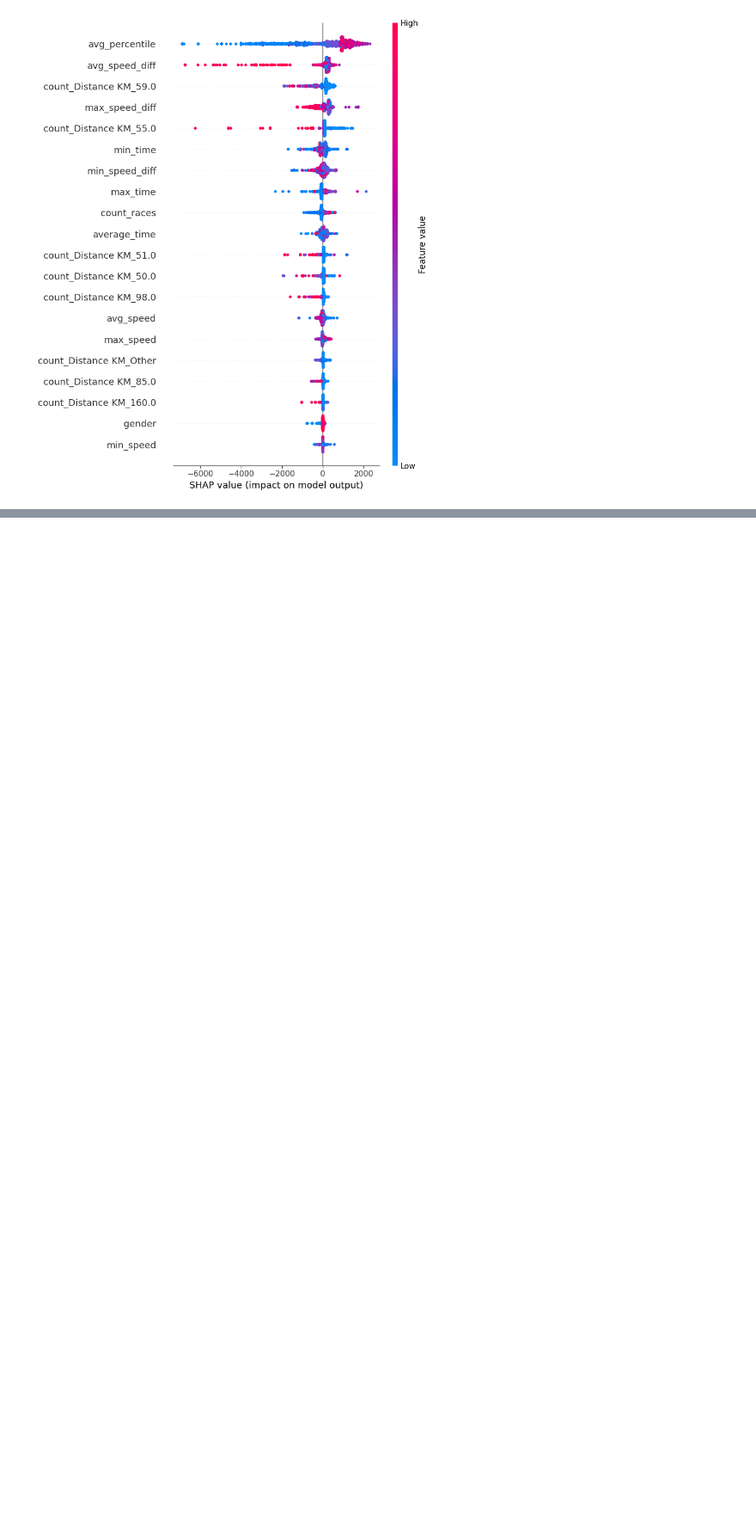
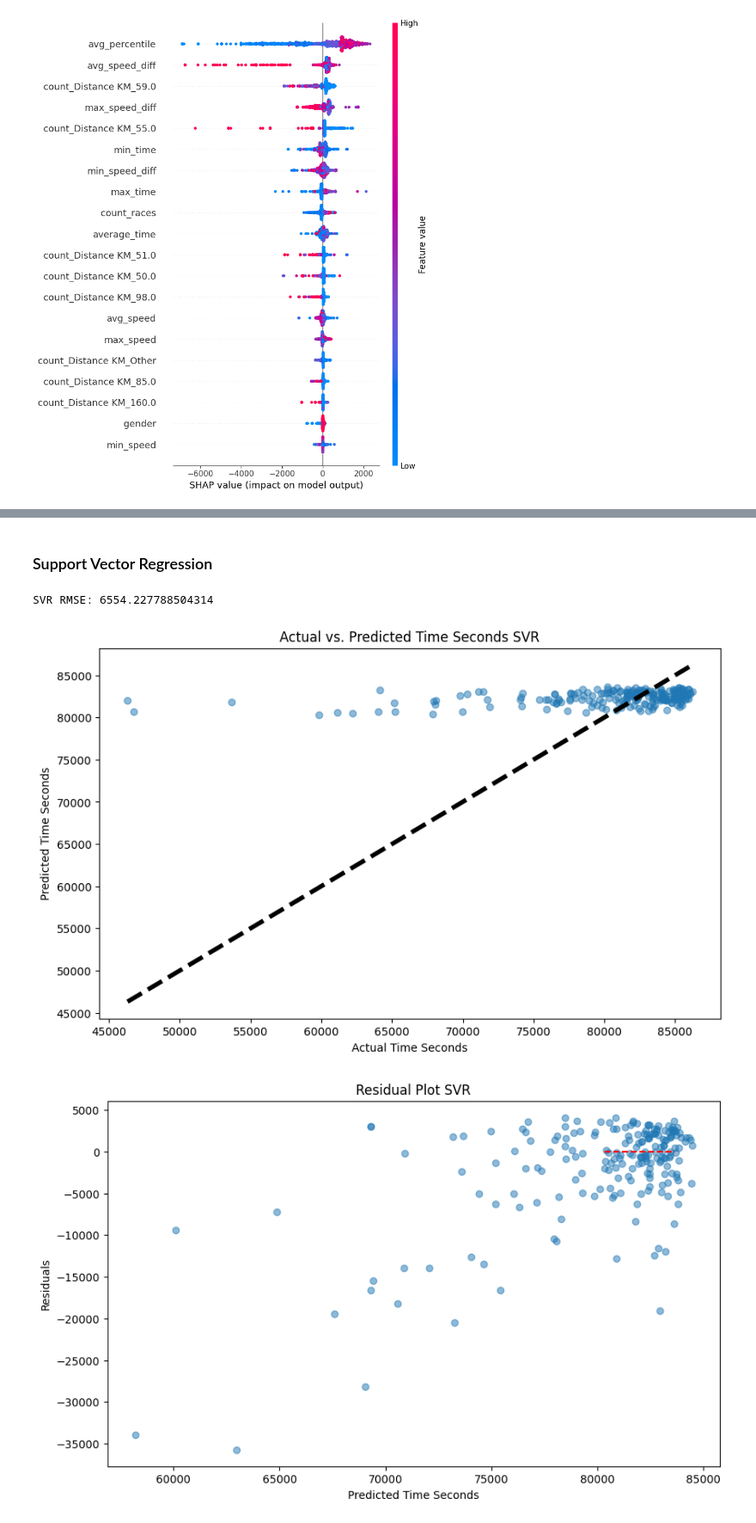
Before and after one commit to Dusoye/BobGraham, a Jupyter notebook: bobgraham.ipynb, the cells around one changed output, grey strips where cells are left out. Shown at 86% size. Cells and saved outputs as stored; diff of their text form; code cells hidden in the pictures; blank space fills up the shorter version.

```diff
--- a/bobgraham.ipynb
+++ b/bobgraham.ipynb
@@ -1148,0 +1214,44 @@ shap.summary_plot(shap_values, X_train)
+# %% [markdown]
+### Support Vector Regression
+# %%
+from sklearn.svm import SVR
+from sklearn.preprocessing import StandardScaler
+
+# Scale the features
+scaler = StandardScaler()
+X_train_scaled = scaler.fit_transform(X_train)
+X_test_scaled = scaler.transform(X_test)
+
+# Train the model
+model_svr = SVR(kernel='rbf', C=100, gamma=0.1, epsilon=.1)
+model_svr.fit(X_train_scaled, y_train)
+
+# Make predictions
+y_pred_svr = model_svr.predict(X_test_scaled)
+
+# Evaluate the model
+rmse_svr = mean_squared_error(y_test, y_pred_svr, squared=False)
+print(f"SVR RMSE: {rmse_svr}")
+# %% [output]
+SVR RMSE: 6554.227788504314
+# %%
+plt.figure(figsize=(10, 6))
+plt.scatter(y_test, y_pred_svr, alpha=0.5)
+plt.plot([y_test.min(), y_test.max()], [y_test.min(), y_test.max()], 'k--', lw=4)  # Line for perfect predictions
+plt.xlabel('Actual Time Seconds')
+plt.ylabel('Predicted Time Seconds')
+plt.title('Actual vs. Predicted Time Seconds SVR')
+plt.show()
+
+# Residual plot
+residuals = y_test - y_pred_svr
+plt.figure(figsize=(10, 6))
+plt.scatter(y_pred, residuals, alpha=0.5)
+plt.hlines(y=0, xmin=y_pred_svr.min(), xmax=y_pred_svr.max(), colors='red', linestyles='--')  # Line at 0 for no residual
+plt.xlabel('Predicted Time Seconds')
+plt.ylabel('Residuals')
+plt.title('Residual Plot SVR')
+plt.show()
+# %% [output]
+[figure, added]
+[figure, added]
```
Also changed, not shown: parts of 7 cells of this notebook, 1 other file.
